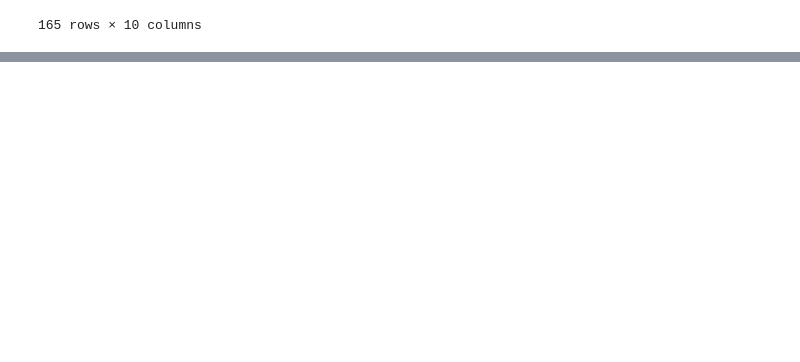
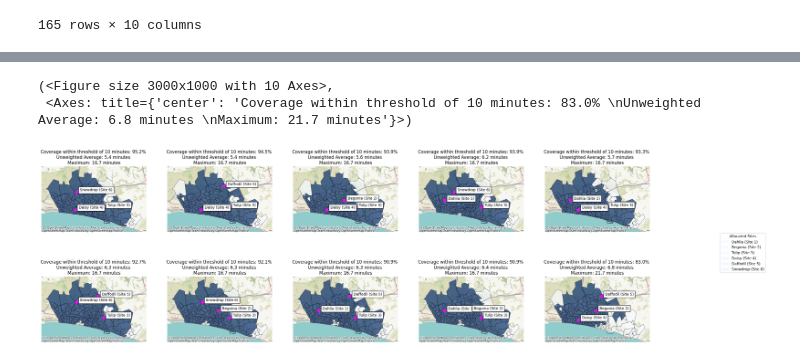
Before and after one commit to hsma-tools/lokigi, a Jupyter notebook: examples/location/mclp/mclp.ipynb, the cells around one changed output, grey strips where cells are left out. Saved outputs shown, nothing was run; the diff lists cells and outputs as text; code cells hidden in the pictures; blank space fills up the shorter version.

```diff
--- a/examples/location/mclp/mclp.ipynb
+++ b/examples/location/mclp/mclp.ipynb
@@ -62,0 +83,6 @@ solutions.show_solutions()["problem_df"][0]
+# %%
+solutions.plot_n_best_combinations(plot_regions_not_meeting_threshold=True)
+# %% [output]
+(<Figure size 3000x1000 with 10 Axes>,
+ <Axes: title={'center': 'Coverage within threshold of 10 minutes: 83.0% \nUnweighted Average: 6.8 minutes \nMaximum: 21.7 minutes'}>)
+[figure, added]
```
Also changed, not shown: parts of 6 cells of this notebook, 5 other files.
